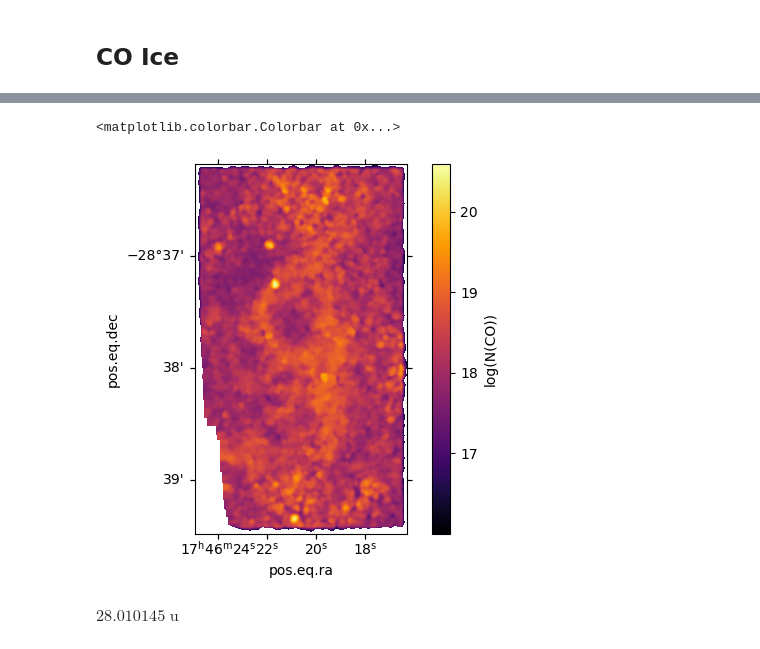
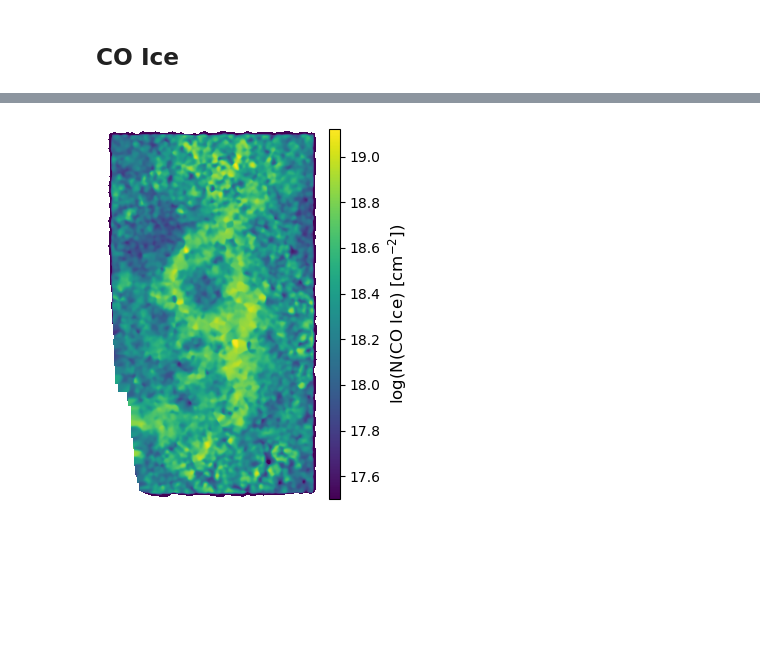
Before and after one commit to SpacialTree/lactea-filament, a Jupyter notebook: lactea-filament/notebooks/filament_COice.ipynb, the cells around one changed output, grey strips where cells are left out. Drawn from its saved outputs; the diff is of its cells as text; code cells hidden in the pictures; blank space fills up the shorter version.

```diff
--- a/lactea-filament/notebooks/filament_COice.ipynb
+++ b/lactea-filament/notebooks/filament_COice.ipynb
@@ -110,5 +143,7 @@ ax2.axvline(0.8)
 # %% [markdown]
 ## CO Ice
 # %%
-Av_182212 = cat_filament.get_Av('f182m', 'f212n', ext=CT06_MWLoc())
+Av_182212_filament = cat_filament.get_Av('f182m', 'f212n', ext=CT06_MWLoc())
+Av_182212_ridge = cat_ridge.get_Av('f182m', 'f212n', ext=CT06_MWLoc())
+Av_182212_f = cat_f.get_Av('f182m', 'f212n', ext=CT06_MWLoc())
 #cat_filament.catalog['N(CO)'] = co_map.get_co_column(cat_filament, Av_182212, ref_band='f212n', ext=CT06_MWLoc(), consts_file='85_CO_(1)_10K_Hudgins.txt')
@@ -138,2 +150,4 @@ Table length=25
 # %%
-cat_filament.catalog['N(CO)'] = co_map.get_co_ice_column(cat_filament, Av_182212, ext=CT06_MWLoc(), ref_band='f410m') # H2O:CO_(10:1)
+cat_filament.catalog['N(CO)'] = co_map.get_co_ice_column(cat_filament, Av_182212_filament, ext=CT06_MWLoc(), ref_band='f410m') # H2O:CO_(10:1)
+cat_ridge.catalog['N(CO)'] = co_map.get_co_ice_column(cat_ridge, Av_182212_ridge, ext=CT06_MWGC(), ref_band='f410m') # H2O:CO_(10:1)
+cat_f.catalog['N(CO)'] = co_map.get_co_ice_column(cat_f, Av_182212_f, ext=CT06_MWLoc(), ref_band='f410m') # H2O:CO_(10:1)
@@ -153,8 +228,16 @@ Text(0, 0.5, 'N(CO) (cm$^{-2}$)')
 # %%
+fig = plt.figure(figsize=(8, 4))
 co_col_map[co_col_map < 1e16] = np.nan
 ax = plt.subplot(projection=cutout_405.wcs)
-im = ax.imshow(np.log10(co_col_map), origin='lower', cmap='inferno')#, vmin=20, vmax=21)
-plt.colorbar(im, ax=ax, label='log(N(CO))')
+im = ax.imshow(np.log10(co_col_map), origin='lower', cmap='viridis', vmin=17.5)#, vmin=20, vmax=21)
+#plt.colorbar(im, ax=ax, label='log(N(CO) [cm$^{-2}$])')
+cbax = ax.inset_axes([1.05, 0.0, 0.05, 1])
+cbar = plt.colorbar(mappable=im, cax=cbax)
+cbar.set_label("log(N(CO Ice) [cm$^{-2}$])", fontsize=12)
+ax.set_xlabel('Right Ascension', fontsize=10)
+ax.set_ylabel('Declination', fontsize=10)
+ax.set_axis_off()
+plt.tight_layout()
+plt.savefig('/orange/adamginsburg/jwst/cloudc/figures/poster_co_ice_column_map.svg', dpi=300, bbox_inches='tight')
 # %% [output]
-<matplotlib.colorbar.Colorbar at 0x...>
-[figure, old version]
+[figure, new version]
@@ -163,4 +243,0 @@ from icemodels.core import composition_to_molweight
-# %%
-composition_to_molweight('CO')
-# %% [output]
-$28.010145 \; \mathrm{u}$
```
Also changed, not shown: parts of 13 cells of this notebook.
